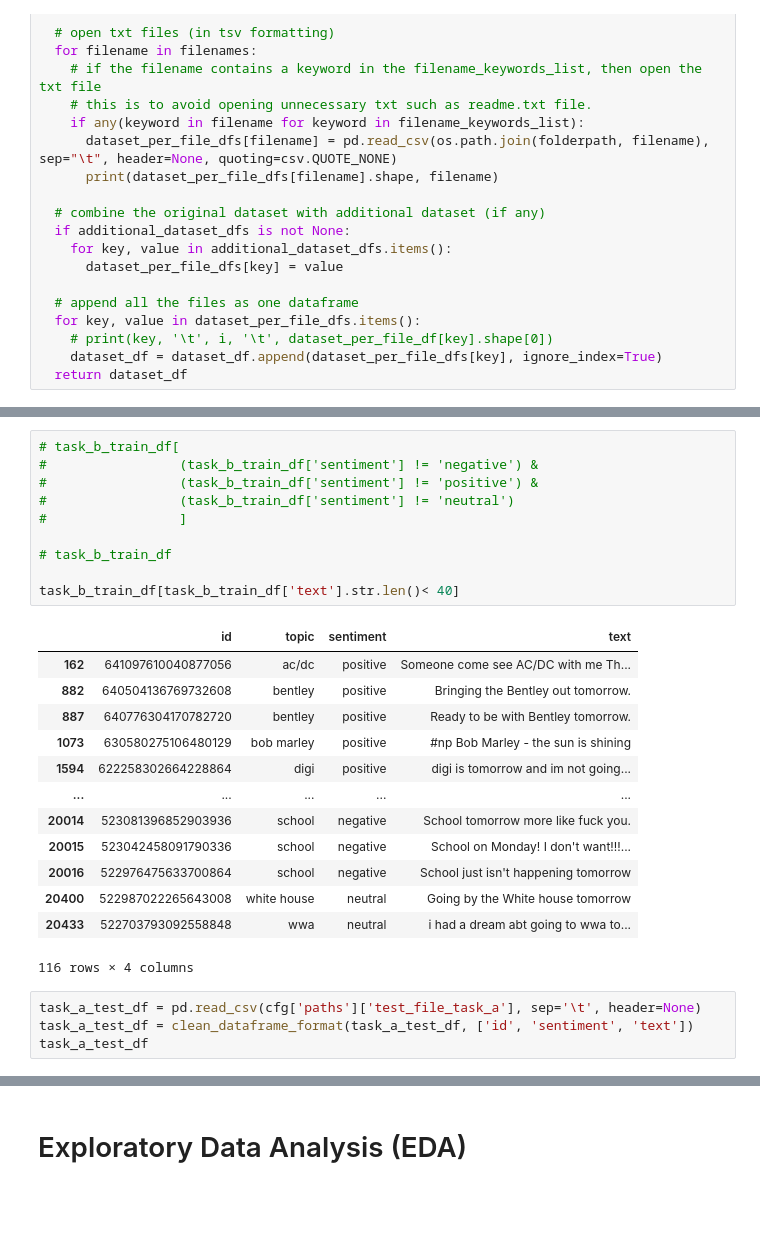
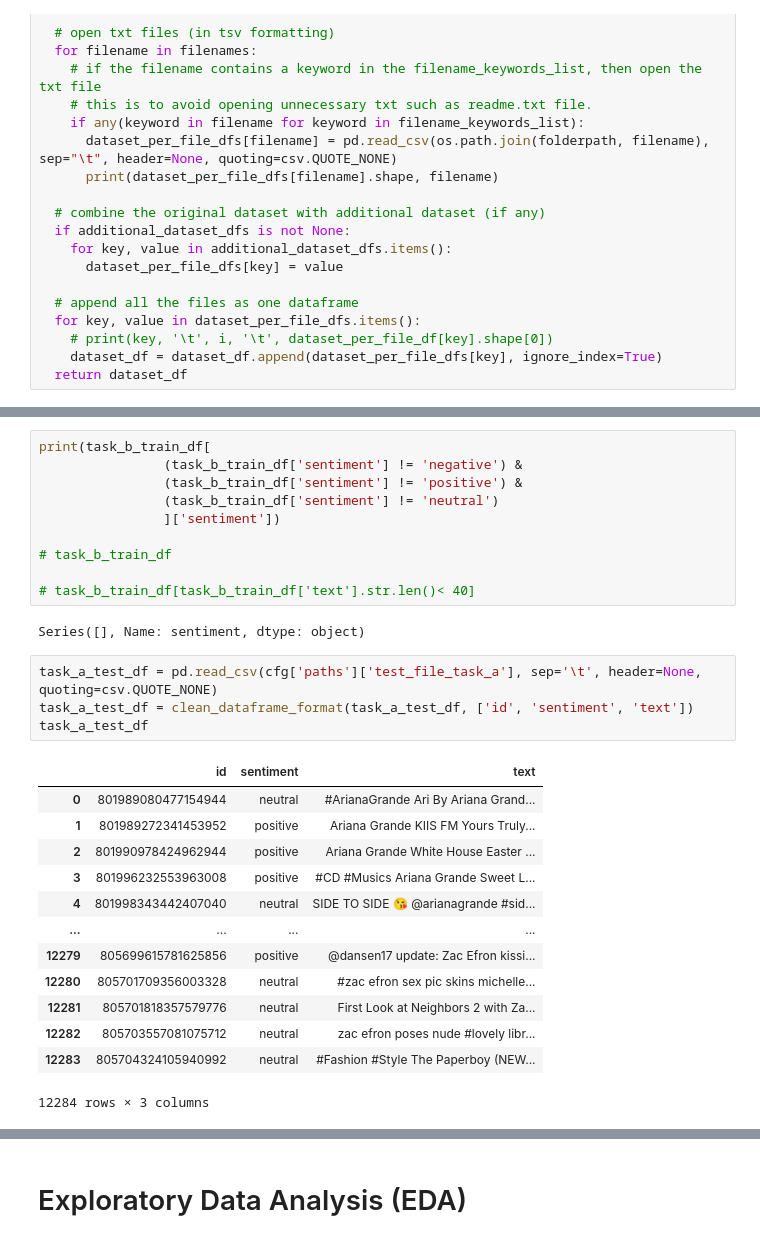
Before and after one commit to donyeun/AMLSII_19-20_SN18154195, a Jupyter notebook: AMLS_II.ipynb, the cells around one changed output, grey strips where cells are left out. Saved outputs shown, nothing was run; the diff lists cells and outputs as text; blank space fills up the shorter version.

```diff
--- a/AMLS_II.ipynb
+++ b/AMLS_II.ipynb
@@ -169,29 +175,31 @@ task_b_train_df
 # %%
-# task_b_train_df[
-#                 (task_b_train_df['sentiment'] != 'negative') &
-#                 (task_b_train_df['sentiment'] != 'positive') &
-#                 (task_b_train_df['sentiment'] != 'neutral')
-#                 ]
+print(task_b_train_df[
+                (task_b_train_df['sentiment'] != 'negative') &
+                (task_b_train_df['sentiment'] != 'positive') &
+                (task_b_train_df['sentiment'] != 'neutral')
+                ]['sentiment'])
 
 # task_b_train_df
 
-task_b_train_df[task_b_train_df['text'].str.len()< 40]
+# task_b_train_df[task_b_train_df['text'].str.len()< 40]
 # %% [output]
-|  | id | topic | sentiment | text |
-| 162 | 641097610040877056 | ac/dc | positive | Someone come see AC/DC with me Th... |
-| 882 | 640504136769732608 | bentley | positive | Bringing the Bentley out tomorrow. |
-| 887 | 640776304170782720 | bentley | positive | Ready to be with Bentley tomorrow. |
-| 1073 | 630580275106480129 | bob marley | positive | #np Bob Marley - the sun is shining |
-| 1594 | 622258302664228864 | digi | positive | digi is tomorrow and im not going... |
-| ... | ... | ... | ... | ... |
-| 20014 | 523081396852903936 | school | negative | School tomorrow more like fuck you. |
-| 20015 | 523042458091790336 | school | negative | School on Monday! I don't want!!!... |
-| 20016 | 522976475633700864 | school | negative | School just isn't happening tomorrow |
-| 20400 | 522987022265643008 | white house | neutral | Going by the White house tomorrow |
-| 20433 | 522703793092558848 | wwa | neutral | i had a dream abt going to wwa to... |
-116 rows × 4 columns
+Series([], Name: sentiment, dtype: object)
 # %%
-task_a_test_df = pd.read_csv(cfg['paths']['test_file_task_a'], sep='\t', header=None)
+task_a_test_df = pd.read_csv(cfg['paths']['test_file_task_a'], sep='\t', header=None, quoting=csv.QUOTE_NONE)
 task_a_test_df = clean_dataframe_format(task_a_test_df, ['id', 'sentiment', 'text'])
 task_a_test_df
+# %% [output]
+|  | id | sentiment | text |
+| 0 | 801989080477154944 | neutral | #ArianaGrande Ari By Ariana Grand... |
+| 1 | 801989272341453952 | positive | Ariana Grande KIIS FM Yours Truly... |
+| 2 | 801990978424962944 | positive | Ariana Grande White House Easter ... |
+| 3 | 801996232553963008 | positive | #CD #Musics Ariana Grande Sweet L... |
+| 4 | 801998343442407040 | neutral | SIDE TO SIDE 😘 @arianagrande #sid... |
+| ... | ... | ... | ... |
+| 12279 | 805699615781625856 | positive | @dansen17 update: Zac Efron kissi... |
+| 12280 | 805701709356003328 | neutral | #zac efron sex pic skins michelle... |
+| 12281 | 805701818357579776 | neutral | First Look at Neighbors 2 with Za... |
+| 12282 | 805703557081075712 | neutral | zac efron poses nude #lovely libr... |
+| 12283 | 805704324105940992 | neutral | #Fashion #Style The Paperboy (NEW... |
+12284 rows × 3 columns
 # %%
```
Also changed, not shown: parts of 21 cells of this notebook.
